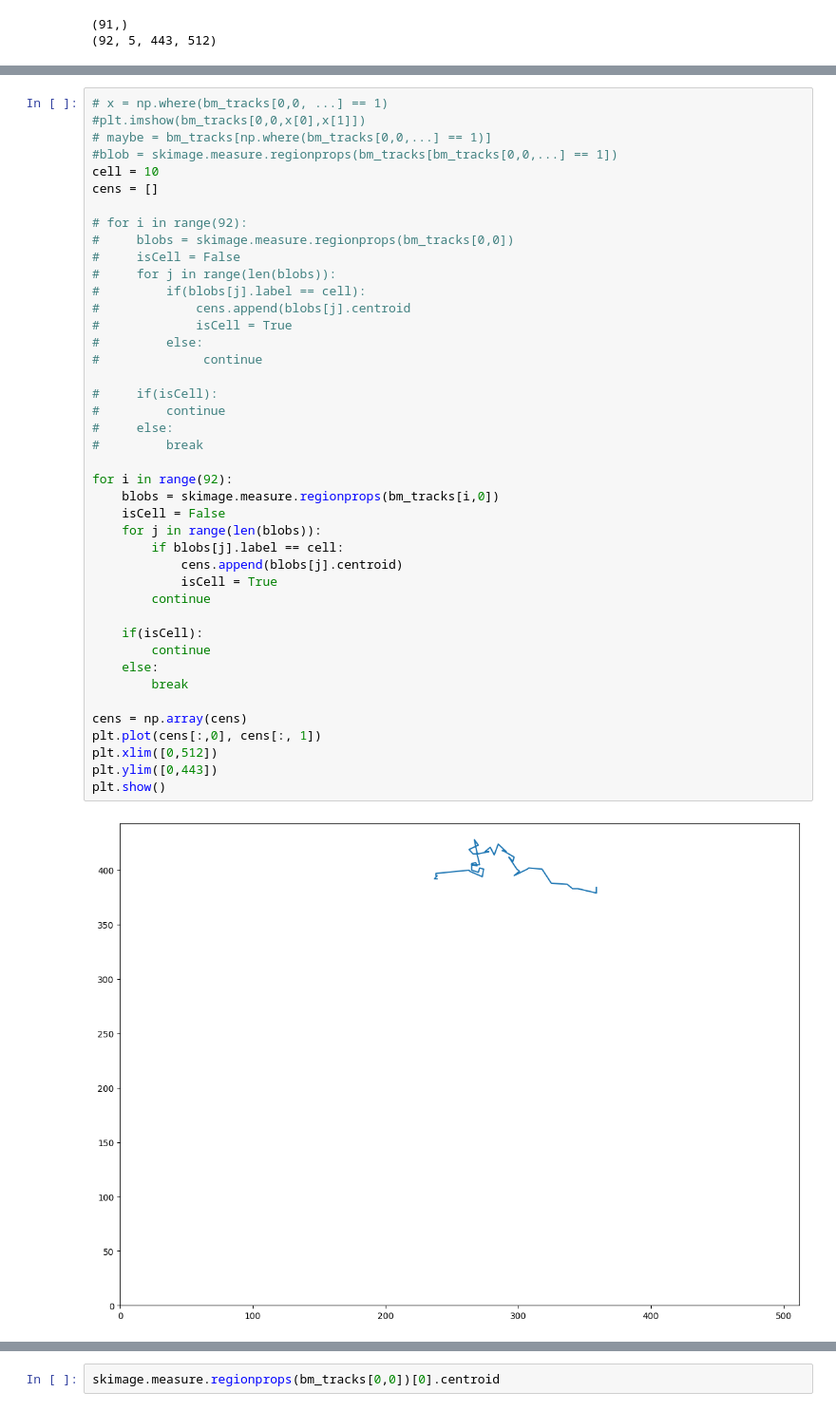
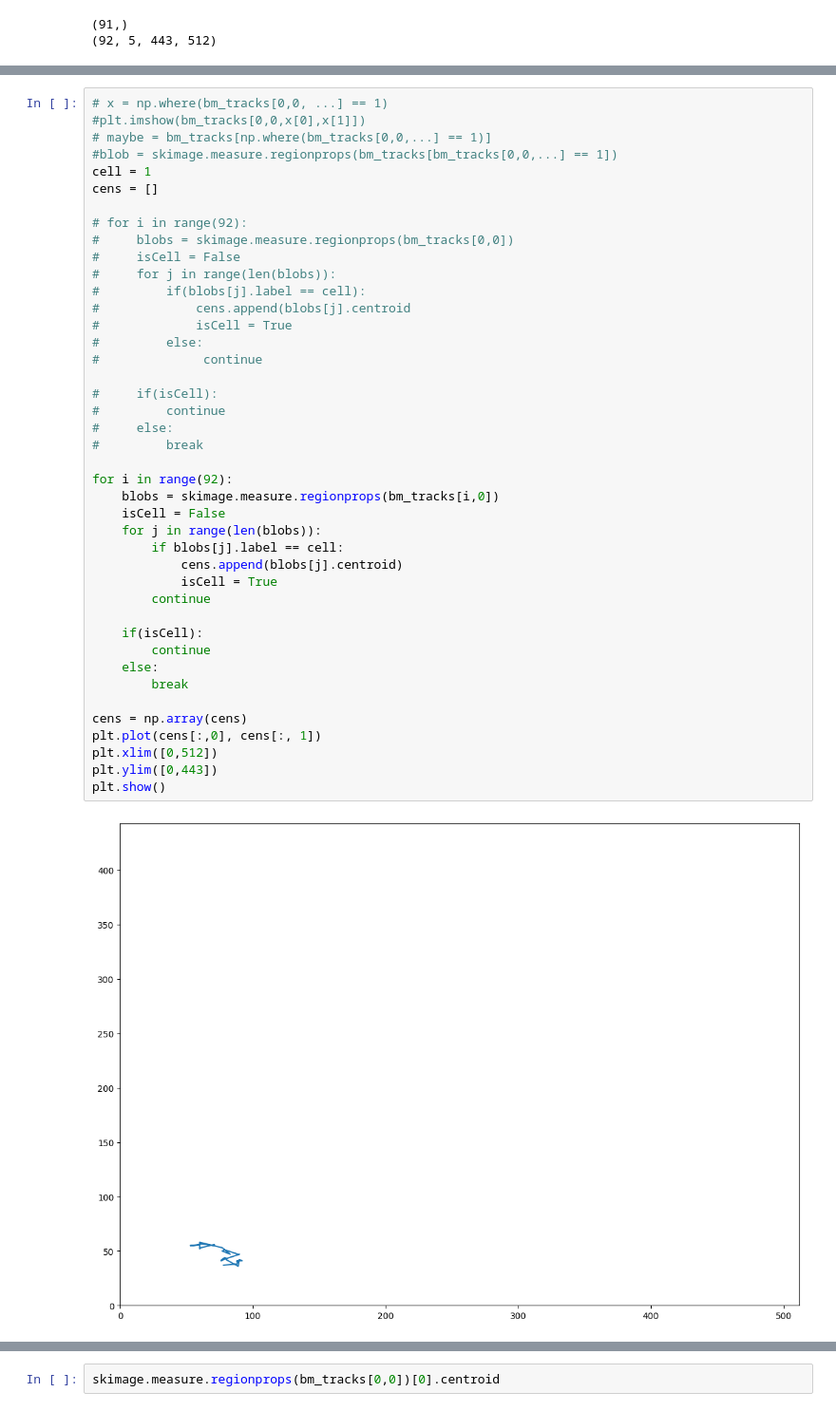
Before and after one commit to KlausYserentant/DLMBL_celltracking, a Jupyter notebook: Linear_assignment.ipynb, the cells around one changed output, grey strips where cells are left out. Shown at 95% size. Drawn from its saved outputs; the diff is of its cells as text.

Commit message:
plotting tracks

```diff
--- a/Linear_assignment.ipynb
+++ b/Linear_assignment.ipynb
@@ -573,7 +555,7 @@ plt.show()
 #plt.imshow(bm_tracks[0,0,x[0],x[1]])
 # maybe = bm_tracks[np.where(bm_tracks[0,0,...] == 1)]
 #blob = skimage.measure.regionprops(bm_tracks[bm_tracks[0,0,...] == 1])
-cell = 10
+cell = 1
 cens = []
 
 # for i in range(92):
@@ -584,31 +566,31 @@ cens = []
 #             cens.append(blobs[j].centroid
 #             isCell = True
 #         else:
 #              continue
 
 #     if(isCell):
 #         continue
 #     else:
 #         break
 
 for i in range(92):
     blobs = skimage.measure.regionprops(bm_tracks[i,0])
     isCell = False
     for j in range(len(blobs)):
         if blobs[j].label == cell:
             cens.append(blobs[j].centroid)
             isCell = True
         continue
 
     if(isCell):
         continue
     else:
         break
 
 cens = np.array(cens)
 plt.plot(cens[:,0], cens[:, 1])
 plt.xlim([0,512])
 plt.ylim([0,443])
 plt.show()
 # %% [output]
-[figure, old version]
+[figure, new version]
```
Also changed, not shown: parts of 4 cells of this notebook, 20 other files.
